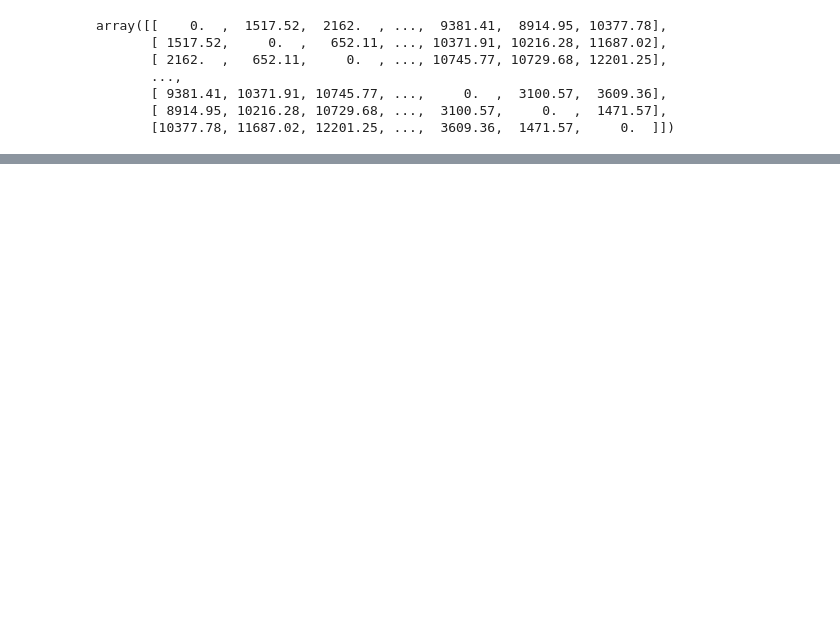
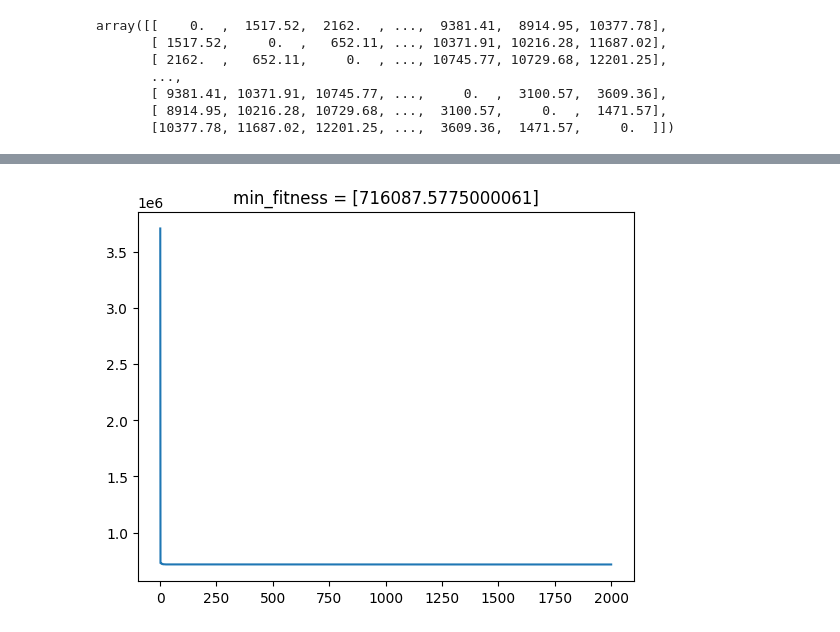
Before and after one commit to AmirParvini/SDSS-Project, a Jupyter notebook: Python_Codes/genetic.ipynb, the cells around one changed output, grey strips where cells are left out. Saved outputs shown, nothing was run; the diff lists cells and outputs as text; code cells hidden in the pictures; blank space fills up the shorter version.

```diff
--- a/Python_Codes/genetic.ipynb
+++ b/Python_Codes/genetic.ipynb
@@ -393,0 +447,83 @@ Total Distance =  123845.60000000002
+# %%
+def generate_neighbors(current_solution):
+    neighbors = []
+    moves = []  # برای ذخیره حرکت‌ها
+
+    # حرکت نوع 1: جابجایی در بخش اول
+    for _ in range(No_demandNodes):  # تولید ۱۰ همسایه
+        neighbor = copy.deepcopy(current_solution)
+        i, j = random.sample(range(No_demandNodes), 2)
+        neighbor[i], neighbor[j] = neighbor[j], neighbor[i]
+        neighbors.append(neighbor)
+        moves.append(("swap", i, j))
+
+    # حرکت نوع 2: تغییر تعداد تسهیلات
+    for k in range(No_supplierNodes):
+        for change in [-1, 1]:
+            neighbor = copy.deepcopy(current_solution)
+            current_facilities = neighbor[No_demandNodes + k]
+            new_facilities = current_facilities + change
+            if 1 <= new_facilities <= n[supplier_nodes_index[k]]:
+                neighbor[No_demandNodes + k] = new_facilities
+                neighbors.append(neighbor)
+                moves.append(("facility", k, change))
+
+    return neighbors, moves
+
+
+def tabu_search(initial_solution, max_iterations, tabu_tenure):
+    current_solution = initial_solution
+    best_solution = copy.deepcopy(current_solution)
+    best_cost = fitness(best_solution)
+
+    tabu_list = []  # لیست ممنوعه برای ذخیره حرکت‌ها
+    bc = []
+    for _ in range(max_iterations):
+        neighbors, moves = generate_neighbors(current_solution)
+
+        # فیلتر کردن همسایه‌های مجاز
+        valid_neighbors = []
+        valid_moves = []
+        for neighbor, move in zip(neighbors, moves):
+            if move not in tabu_list:
+                valid_neighbors.append(neighbor)
+                valid_moves.append(move)
+
+        if not valid_neighbors:
+            break  # هیچ همسایه مجازی وجود ندارد
+        # ارزیابی همسایه‌ها
+        neighbors_costs = [fitness(n) for n in valid_neighbors]
+        min_cost = min(neighbors_costs)
+        min_index = neighbors_costs.index(min_cost)
+
+        # به‌روزرسانی جواب فعلی
+        current_solution = valid_neighbors[min_index]
+        current_move = valid_moves[min_index]
+
+        # به‌روزرسانی بهترین جواب
+        if min_cost < best_cost:
+            best_solution = copy.deepcopy(current_solution)
+            best_cost = min_cost
+        bc.append(best_cost)
+
+        # به‌روزرسانی لیست ممنوعه
+        tabu_list.append(current_move)
+        if len(tabu_list) > tabu_tenure:
+            tabu_list.pop(0)
+
+    plt.plot(range(1,max_iterations+1),bc)
+    plt.title(f'min_fitness = {best_cost}')
+    plt.show()
+
+    return best_solution, best_cost
+
+
+best_solution, best_cost = tabu_search(genetic_best_solution, 2000, 3)
+print(f"best_solution = {best_solution} \n best_cost = {best_cost}")
+print("Best Solution = ",best_solution)
+print("\nSumDemand = ", sum(v_demands), "\nSumSupply = ", sum(V*n for n in best_solution[No_demandNodes:]))
+print("\nTotal Facilities opened = ",sum(best_solution[No_demandNodes:]),
+      "\nUnmet Demand = ", sum(v_demands)-sum(V*n for n in best_solution[No_demandNodes:]),
+      "\nTotal Distance = ",distance(best_solution))
+# %% [output]
+[figure, added]
```
Also changed, not shown: parts of 16 cells of this notebook, 4 other files.
